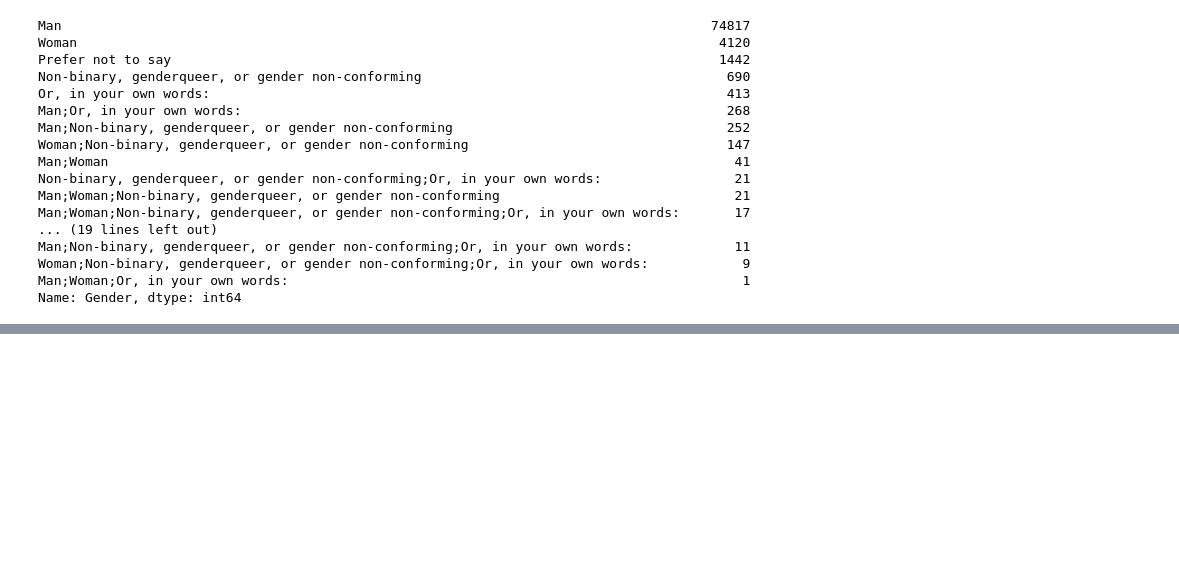
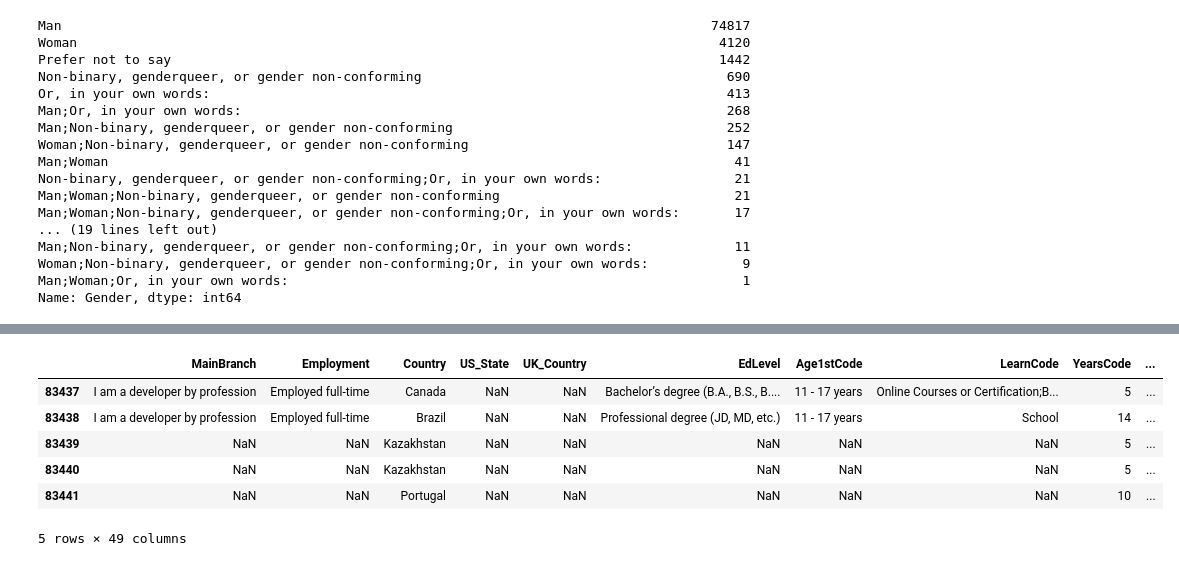
Before and after one commit to KekStroke/pandas-practice, a Jupyter notebook: Pandas Demo.ipynb, the cells around one changed output, grey strips where cells are left out. Cells and saved outputs as stored; diff of their text form; code cells hidden in the pictures; blank space fills up the shorter version.

```diff
--- a/Pandas Demo.ipynb
+++ b/Pandas Demo.ipynb
@@ -441,0 +444,5 @@ Name: Gender, dtype: int64
+# %%
+df_lang_count = df.loc[:,'LanguageHaveWorkedWith':'LanguageWantToWorkWith'].applymap(lambda x: len(x.split(';')) \
+                                                                           if (isinstance(x, str)) else x)
+df_lang_count.columns = df_lang_count.columns + '(Count)'
+df_lang_count.head(4)
@@ -441,0 +456,4 @@ Name: Gender, dtype: int64
+# %%
+# adding new columns to the DataFrame~
+df[df_lang_count.columns]=df_lang_count
+df.head(3)
@@ -441,0 +476,18 @@ Name: Gender, dtype: int64
+# %%
+# adding rows
+df = df.append({'Country':'Kazakhstan', 'YearsCode': 5}, ignore_index=True)
+
+# Data Frames also can be added
+dict = {'RespondentId': [83440, 83441],'Country':['Kazakhstan', 'Portugal'], 'YearsCode': [5, 10]}
+new_df = pd.DataFrame(dict)
+new_df.set_index('RespondentId', inplace=True)
+df = df.append(new_df)
+df.tail(5)
+# %% [output]
+|  | MainBranch | Employment | Country | US_State | UK_Country | EdLevel | Age1stCode | LearnCode | YearsCode | ... |
+| 83437 | I am a developer by profession | Employed full-time | Canada | NaN | NaN | Bachelor’s degree (B.A., B.S., B.... | 11 - 17 years | Online Courses or Certification;B... | 5 | ... |
+| 83438 | I am a developer by profession | Employed full-time | Brazil | NaN | NaN | Professional degree (JD, MD, etc.) | 11 - 17 years | School | 14 | ... |
+| 83439 | NaN | NaN | Kazakhstan | NaN | NaN | NaN | NaN | NaN | 5 | ... |
+| 83440 | NaN | NaN | Kazakhstan | NaN | NaN | NaN | NaN | NaN | 5 | ... |
+| 83441 | NaN | NaN | Portugal | NaN | NaN | NaN | NaN | NaN | 10 | ... |
+5 rows × 49 columns
```
Also changed, not shown: parts of 6 cells of this notebook.
